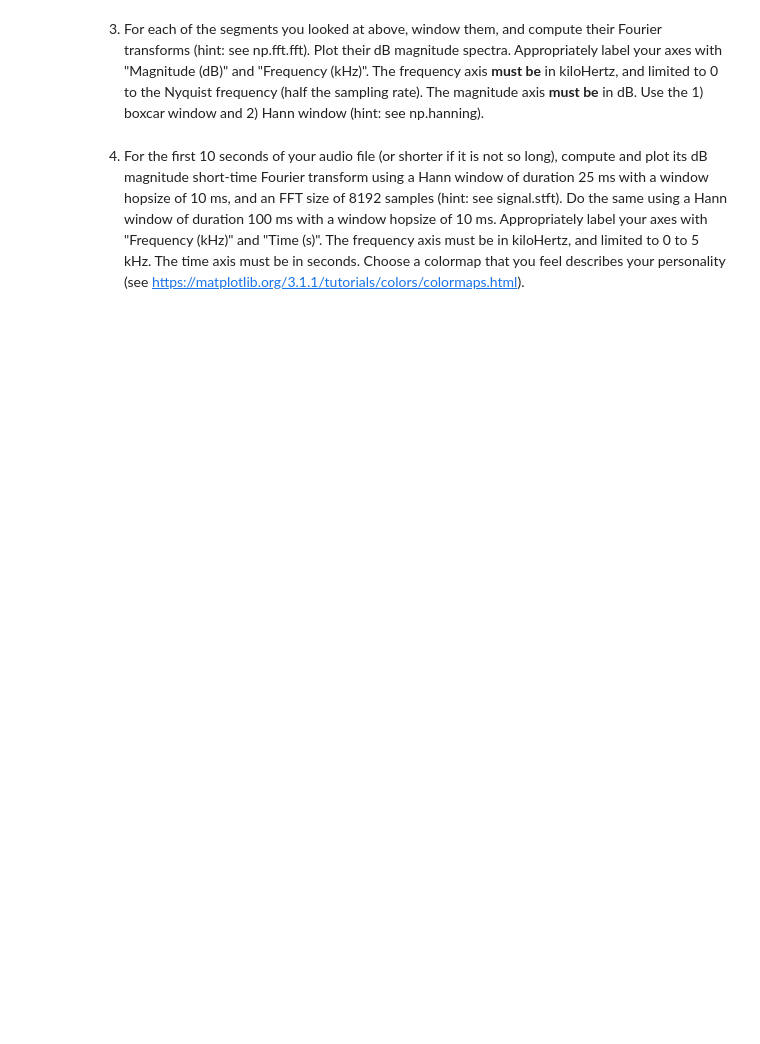
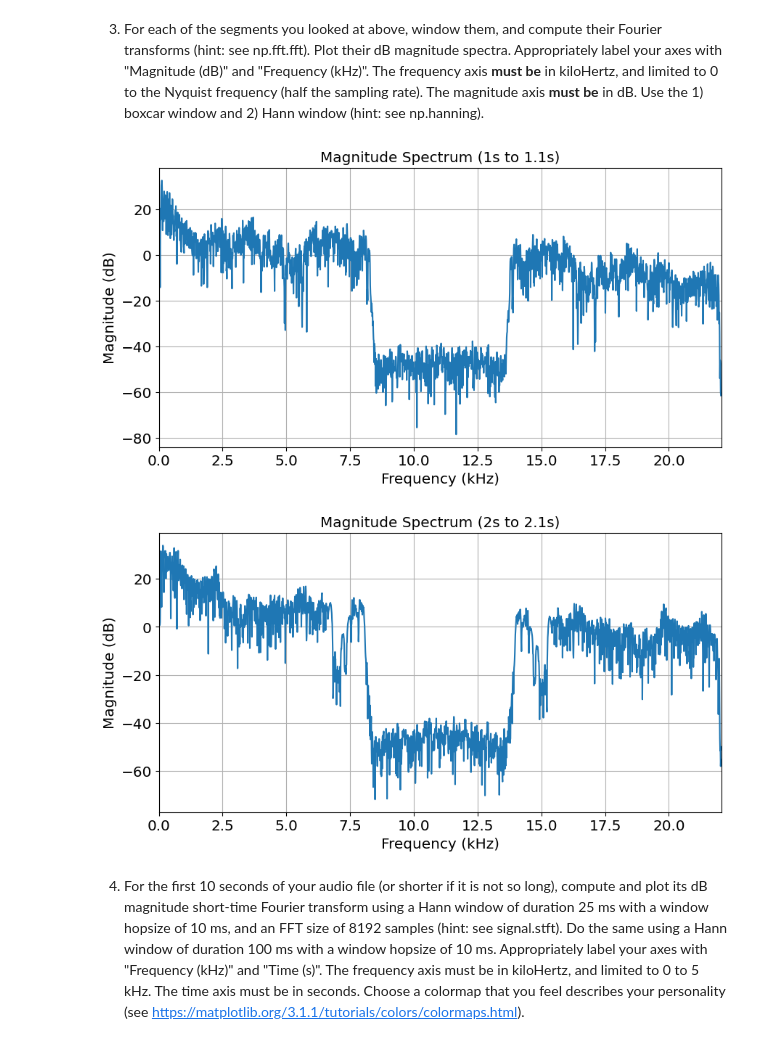
Before and after one commit to Charles0510/musicInformatics-DT2470, a Jupyter notebook: Lab/Lab1/DT2470_lab01-1.ipynb, the cells around one changed output. Drawn from its saved outputs; the diff is of its cells as text; code cells hidden in the pictures; blank space fills up the shorter version.

```diff
--- a/Lab/Lab1/DT2470_lab01-1.ipynb
+++ b/Lab/Lab1/DT2470_lab01-1.ipynb
@@ -83,2 +129,76 @@ plt.show()
+# %%
+# add your code below
+
+# zoom from 1(s) to 1.1(s)
+# Segment the audio
+segment_duration = 0.1  # Duration of the segment in s
+segment_start = 1
+start_sample = int(sample_rate * segment_start)
+end_sample = int(sample_rate * (segment_start + segment_duration))
+segment = samples[start_sample:end_sample]
+
+# generate the frequency axis in kHz
+freqs = np.fft.fftfreq(len(segment), d=1/sample_rate) / 1000  # Convert to kHz
+nyquist_limit = sample_rate / 2000  # in kHz (half the sample rate)
+
+# apply hann window
+hann_window = np.hanning(len(segment))
+hann_windowed = segment * hann_window
+
+# fourier transform
+fft_hann = np.fft.fft(hann_windowed)
+
+# compute Magnitude in dB (only positive half of the spectrum)
+magnitude_hann = 20 * np.log10(np.abs(fft_hann[:len(segment) // 2]))
+
+# limit the frequency axis to the positive half (Nyquist limit)
+freqs = freqs[:len(segment) // 2]
+
+# plot the magnitude spectrum for the Hann window
+plt.plot(freqs, magnitude_hann)
+plt.xlim([0, nyquist_limit])
+plt.title("Magnitude Spectrum (1s to 1.1s)")
+plt.xlabel("Frequency (kHz)")
+plt.ylabel("Magnitude (dB)")
+plt.grid(True)
+plt.show()
+
+
+# zoom from 2(s) to 2.1(s)
+# Segment the audio
+segment_duration = 0.1  # Duration of the segment in s
+segment_start = 2
+start_sample = int(sample_rate * segment_start)
+end_sample = int(sample_rate * (segment_start + segment_duration))
+segment = samples[start_sample:end_sample]
+
+# generate the frequency axis in kHz
+freqs = np.fft.fftfreq(len(segment), d=1/sample_rate) / 1000  # Convert to kHz
+nyquist_limit = sample_rate / 2000  # in kHz (half the sample rate)
+
+# apply hann window
+hann_window = np.hanning(len(segment))
+hann_windowed = segment * hann_window
+
+# fourier transform
+fft_hann = np.fft.fft(hann_windowed)
+
+# compute Magnitude in dB (only positive half of the spectrum)
+magnitude_hann = 20 * np.log10(np.abs(fft_hann[:len(segment) // 2]))
+
+# limit the frequency axis to the positive half (Nyquist limit)
+freqs = freqs[:len(segment) // 2]
+
+# plot the magnitude spectrum for the Hann window
+plt.plot(freqs, magnitude_hann)
+plt.xlim([0, nyquist_limit])
+plt.title("Magnitude Spectrum (2s to 2.1s)")
+plt.xlabel("Frequency (kHz)")
+plt.ylabel("Magnitude (dB)")
+plt.grid(True)
+plt.show()
+# %% [output]
+[figure, added]
+[figure, added]
 # %% [markdown]
 4. For the first 10 seconds of your audio file (or shorter if it is not so long), compute and plot its dB magnitude short-time Fourier transform using a Hann window of duration 25 ms with a window hopsize of 10 ms, and an FFT size of 8192 samples (hint: see signal.stft). Do the same using a Hann window of duration 100 ms with a window hopsize of 10 ms. Appropriately label your axes with "Frequency (kHz)" and "Time (s)". The frequency axis must be in kiloHertz, and limited to 0 to 5 kHz. The time axis must be in seconds. Choose a colormap that you feel describes your personality (see https://matplotlib.org/3.1.1/tutorials/colors/colormaps.html).
```
Also changed, not shown: parts of 9 cells of this notebook.
